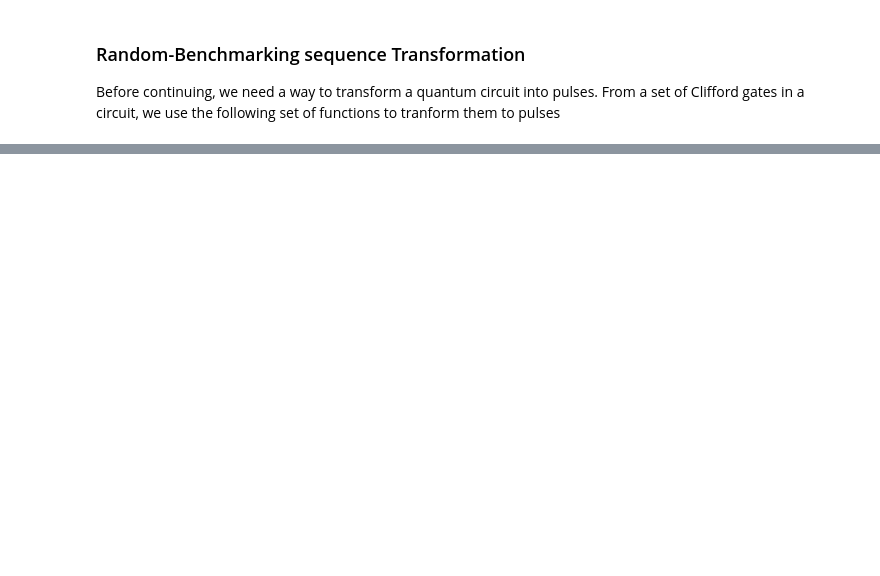
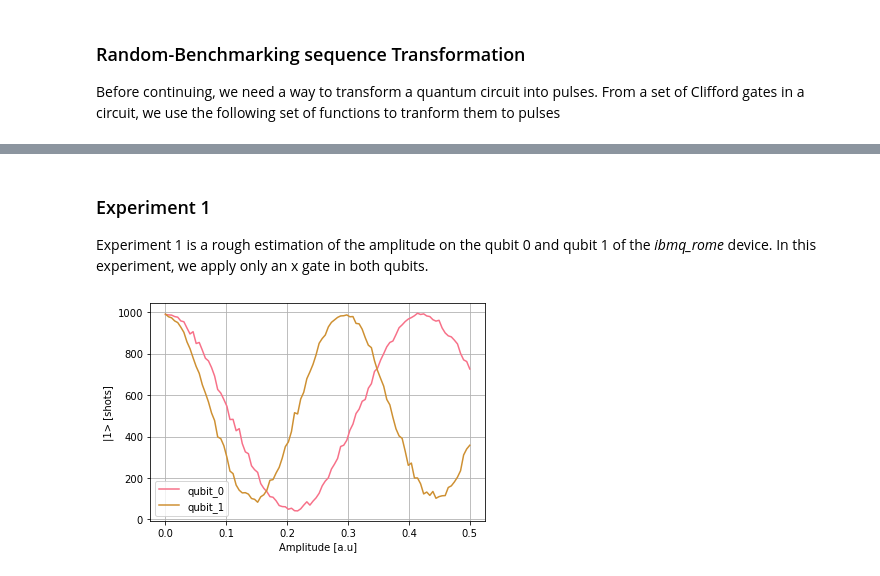
Before and after one commit to alejomonbar/open-science-prize-swap-gate, a Jupyter notebook: Open-Science-Prize-SWAP-gate.ipynb, the cells around one changed output, grey strips where cells are left out. Cells and saved outputs as stored; diff of their text form; code cells hidden in the pictures; blank space fills up the shorter version.

```diff
--- a/Open-Science-Prize-SWAP-gate.ipynb
+++ b/Open-Science-Prize-SWAP-gate.ipynb
@@ -131 +109,19 @@ schedule.draw()
+# %%
+def cx_gate(amps, betas, qubits):
+    cx = cx_def
+    cx_new = pulse.Schedule()
+    duration = 0
+    for inst in cx.instructions:
+        q = inst[1].channel.index
+        if inst[1].name == "drag_31c3":
+            cx_new |= x_gate(-1j*amps[q], -betas[q], q)
+        elif inst[1].name == "drag_2702":
+            cx_new |= pulse.Play(pulse.Drag(64, amps[q], 64//4, betas[q]),DriveChannel(q))
+            duration = cx_new.duration
+        elif inst[1].name == "drag_ada0":
+            cx_new |= x_gate(amps[q], betas[q], q) << cx_new.duration
+            duration = cx_new.duration
+        else:
+            cx_new |= inst[1] << duration
+    return cx_new
 # %%
@@ -275,0 +199,26 @@ def Extract_T(result, qubits, exp, rep, ini=0):
+# %% [markdown]
+### Experiment 1
+Experiment 1 is a rough estimation of the amplitude on the qubit 0 and qubit 1 of the _ibmq_rome_ device. In this experiment, we apply only an x gate in both qubits.
+# %%
+n0 = 100
+qubits=[0,1]
+cir_0 = qk.QuantumCircuit(max(qubits)+1, len(qubits))
+cir_0.x([0,1])
+cir_0.measure(qubits,[i for i in range(len(qubits))])
+amps0 = {0:np.linspace(0, 0.5, n0),
+       1:np.linspace(0, 0.5, n0)}
+betas0 = {0:0,1:0}
+seq0 = preparing(amps0, betas0, [cir_0], opt=0, n=n0)
+result0 = execute(seq0, name="exp1", key="607a342e8bf37b0be4f36d16")
+
+res0 = Extract_T(result0, qubits, n0, 1)
+plt.figure()
+plt.plot(amps0[0], res0[0], label = f"qubit_{qubits[0]}", color=colors[0])
+plt.plot(amps0[1], res0[1], label = f"qubit_{qubits[1]}", color=colors[1])
+plt.legend()
+plt.xlabel("Amplitude [a.u]")
+plt.ylabel("|1> [shots]")
+plt.grid()
+# plt.savefig("./Images/exp0.pdf")
+# %% [output]
+[figure, added]
```
Also changed, not shown: parts of 28 cells of this notebook.
